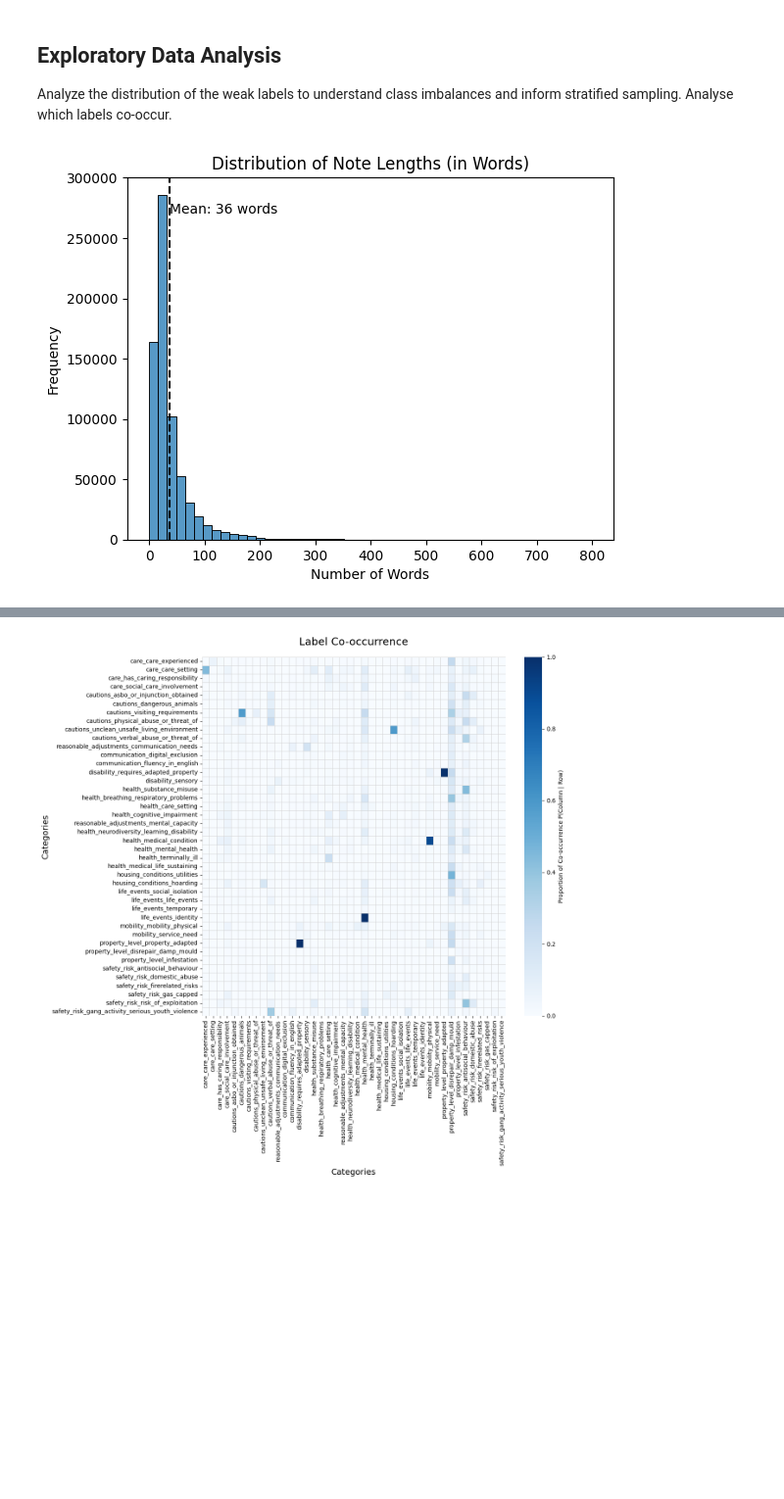
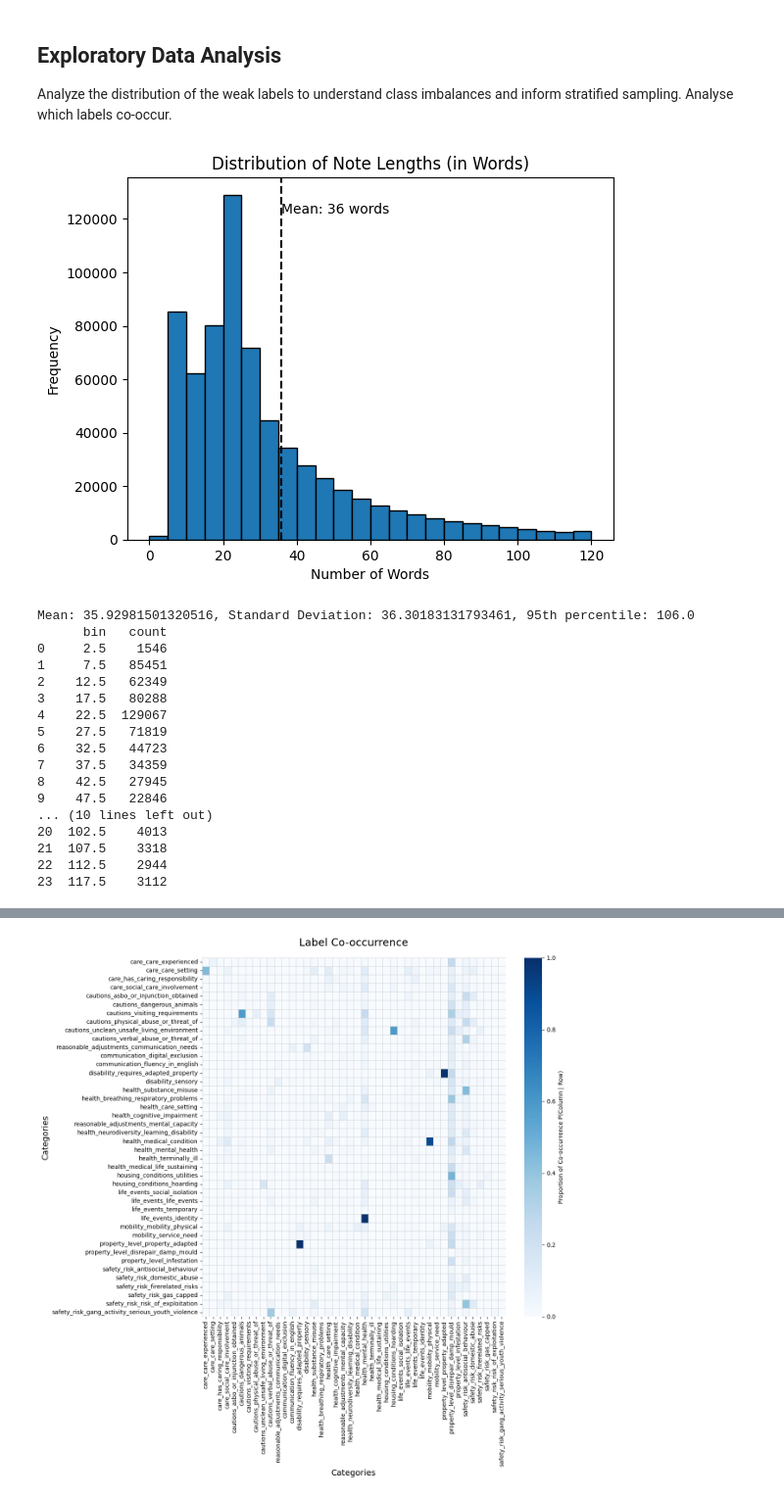
Before and after one commit to notatiyyah/CS3D6-Code, a Jupyter notebook: src/preprocessing/2_prep_gold_standard.ipynb, the cells around one changed output, grey strips where cells are left out. Shown at 98% size. Drawn from its saved outputs; the diff is of its cells as text; code cells hidden in the pictures; blank space fills up the shorter version.

```diff
--- a/src/preprocessing/2_prep_gold_standard.ipynb
+++ b/src/preprocessing/2_prep_gold_standard.ipynb
@@ -292,21 +292,57 @@ Analyze the distribution of the weak labels to understand class imbalances and i
 # %%
 def display_note_lengths_hist(df):
     # Length of notes in words (histogram)
     note_length_words = df['note_content'].fillna('').str.split().apply(len)
+    plot_lengths = note_length_words[note_length_words <= 120] # Cut off outliers to fix graph size (over 95th percentile)
 
     # Histogram of note lengths
-    ax = sns.histplot(note_length_words, bins=50)
+    counts, bins = np.histogram(plot_lengths, bins=24) # Bin size of 5
 
+    # Convert bin edges into bar positions and widths
+    bin_centres = (bins[:-1] + bins[1:]) / 2
+    bin_widths = np.diff(bins)
+
+    plt.bar(bin_centres, counts, width=bin_widths, edgecolor='black')
+
+    # Mean + SD + 95th percentile
     mean_val = note_length_words.mean()
-    ax.axvline(mean_val, color='black', linestyle='--')
-    ax.text(mean_val, ax.get_ylim()[1] * 0.9, f'Mean: {mean_val:.0f} words', color='black')
+    standard_dev = note_length_words.std()
+    p = np.percentile(note_length_words, 95)
 
-    ax.set(title='Distribution of Note Lengths (in Words)', xlabel='Number of Words', ylabel='Frequency')
+    plt.axvline(mean_val, color='black', linestyle='--')
+    plt.text(mean_val, plt.ylim()[1] * 0.9, f'Mean: {mean_val:.0f} words')
+
+    plt.xlabel('Number of Words')
+    plt.ylabel('Frequency')
+    plt.title('Distribution of Note Lengths (in Words)')
     plt.show()
 
-display_note_lengths_hist(df)
+    print(f'Mean: {mean_val}, Standard Deviation: {standard_dev}, 95th percentile: {p}')
+
+    return bin_centres, counts
+
+
+bin_centres, counts = display_note_lengths_hist(df)
+print(pd.DataFrame(zip(bin_centres, counts), columns=['bin', 'count']))
 # %% [output]
-[figure, old version]
+[figure, new version]
+Mean: 35.92981501320516, Standard Deviation: 36.30183131793461, 95th percentile: 106.0
+      bin   count
+0     2.5    1546
+1     7.5   85451
+2    12.5   62349
+3    17.5   80288
+4    22.5  129067
+5    27.5   71819
+6    32.5   44723
+7    37.5   34359
+8    42.5   27945
+9    47.5   22846
+... (10 lines left out)
+20  102.5    4013
+21  107.5    3318
+22  112.5    2944
+23  117.5    3112
 # %%
 (irlbl_df, summary, ax) = analyze_category_distribution_from_df(df.drop(columns=['note_id', 'note_content', 'note_category']), taxonomy)
 display(irlbl_df.style.background_gradient(cmap='Reds', subset=['IRLbl']))
```
Also changed, not shown: parts of 13 cells of this notebook, 2 other files.
